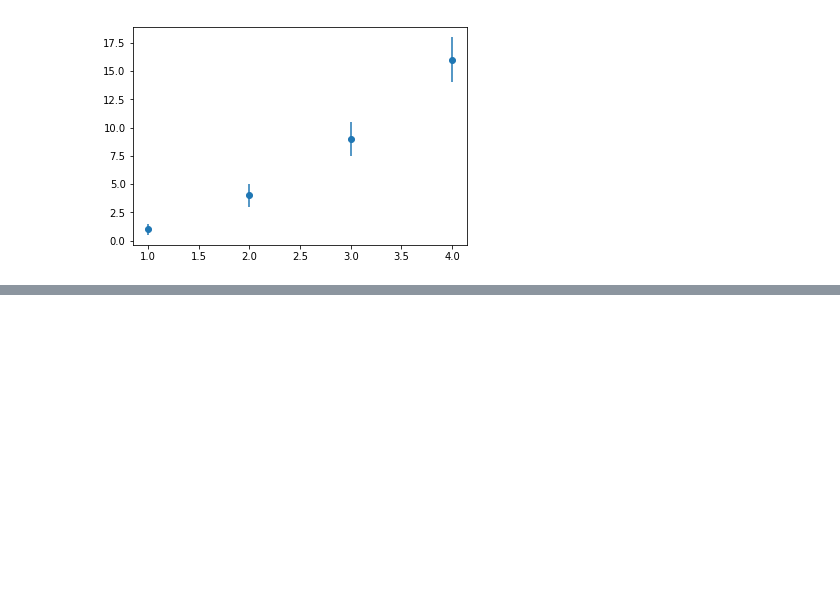
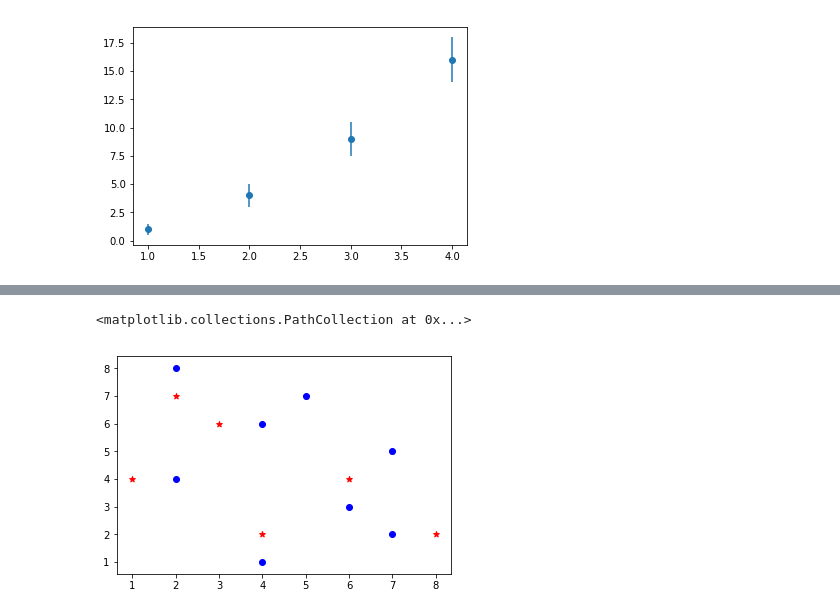
Before and after one commit to sajjadGG/book-python, a Jupyter notebook: data-vizualization/jupyter/Untitled.ipynb, the cells around one changed output, grey strips where cells are left out. Saved outputs shown, nothing was run; the diff lists cells and outputs as text; code cells hidden in the pictures; blank space fills up the shorter version.

```diff
--- a/data-vizualization/jupyter/Untitled.ipynb
+++ b/data-vizualization/jupyter/Untitled.ipynb
@@ -102,0 +100,9 @@ plt.hist(ages, bins, histtype='bar', rwidth=0.8)
+# %%
+    x = [1,2,3,4,5,6,7,8]
+    y = [4,7,6,2,7,4,5,2]
+
+    plt.scatter(x, y, marker='*', color='red')
+    plt.scatter(y, x, marker='o', color='blue')
+# %% [output]
+<matplotlib.collections.PathCollection at 0x...>
+[figure, added]
```
Also changed, not shown: parts of 3 cells of this notebook, 9 other files.
